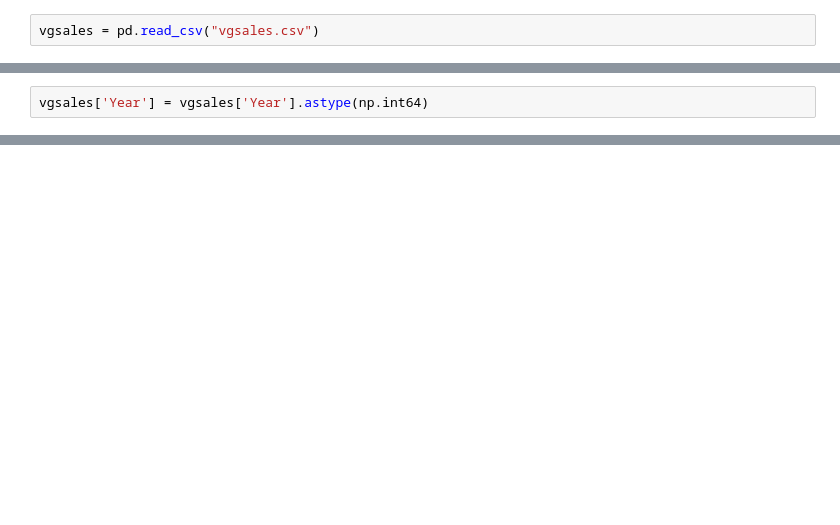
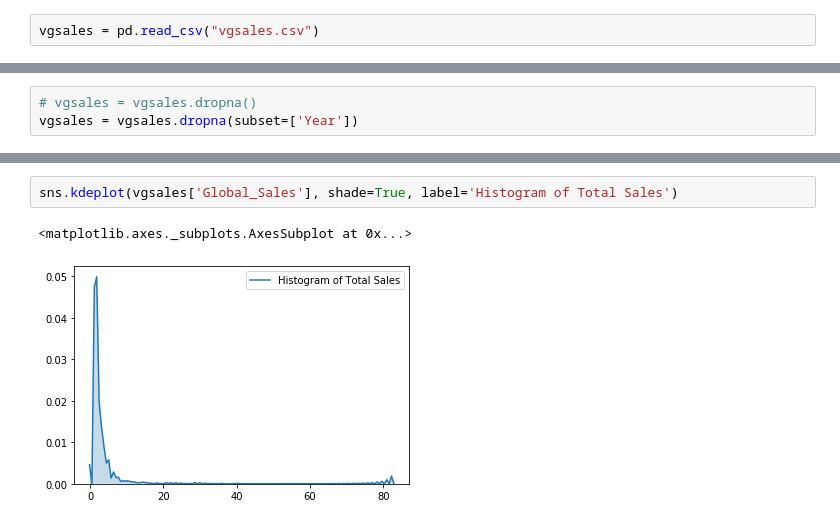
Before and after one commit to IraVillar/VideogameSales, a Jupyter notebook: VideoGames.ipynb, the cells around one changed output, grey strips where cells are left out. Saved outputs shown, nothing was run; the diff lists cells and outputs as text; blank space fills up the shorter version.

```diff
--- a/VideoGames.ipynb
+++ b/VideoGames.ipynb
@@ -6,0 +10,3 @@ vgsales = pd.read_csv("vgsales.csv")
+# %%
+# vgsales = vgsales.dropna()
+vgsales = vgsales.dropna(subset=['Year'])
@@ -27,2 +34,0 @@ ValueError: Cannot convert non-finite values (NA or inf) to integer
-# %%
-vgsales['Year'] = vgsales['Year'].astype(np.int64)
@@ -32,0 +81,5 @@ a
+# %%
+sns.kdeplot(vgsales['Global_Sales'], shade=True, label='Histogram of Total Sales')
+# %% [output]
+<matplotlib.axes._subplots.AxesSubplot at 0x...>
+[figure, added]
```
Also changed, not shown: parts of 13 cells of this notebook, 1 other file.
